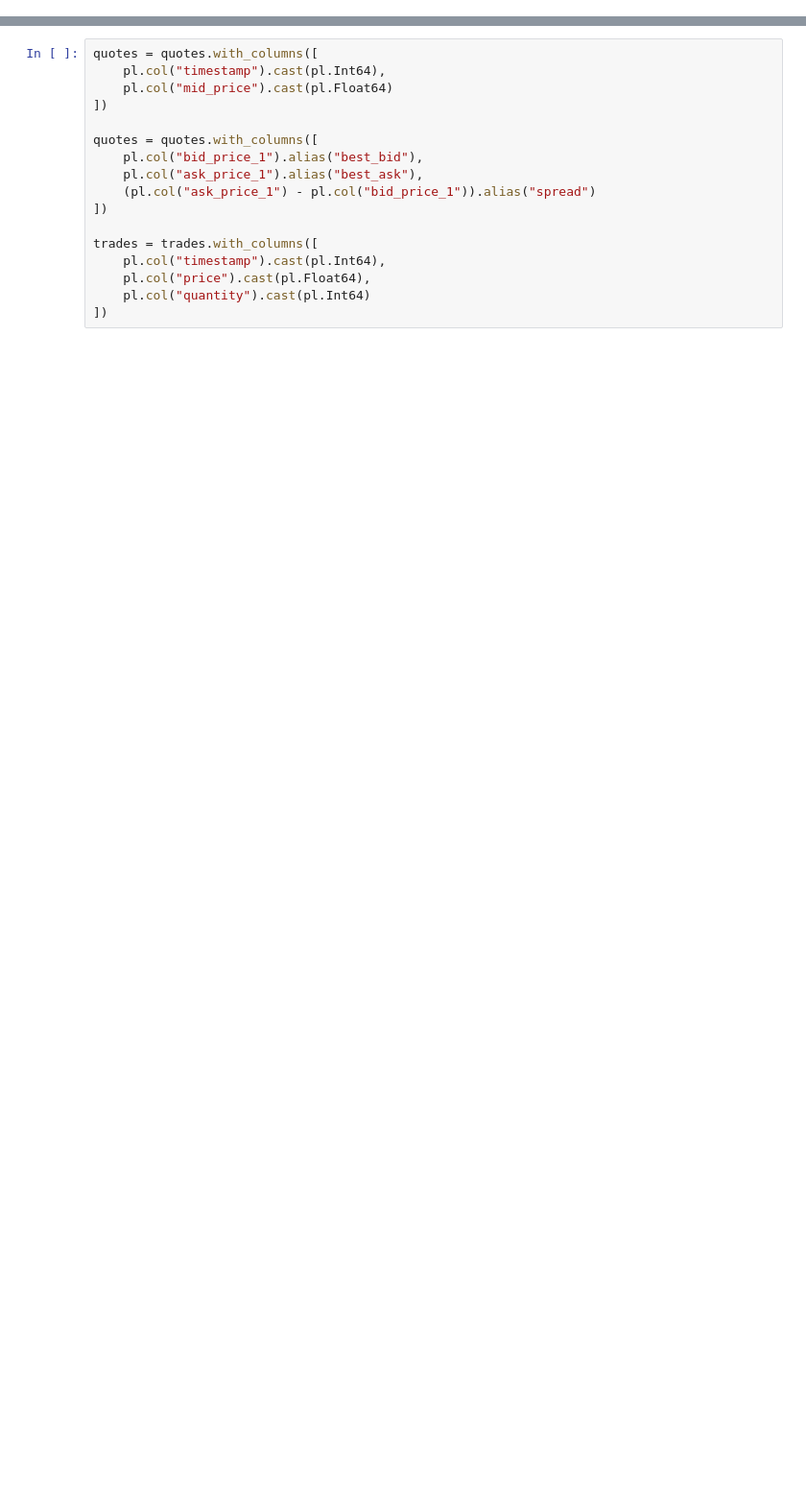
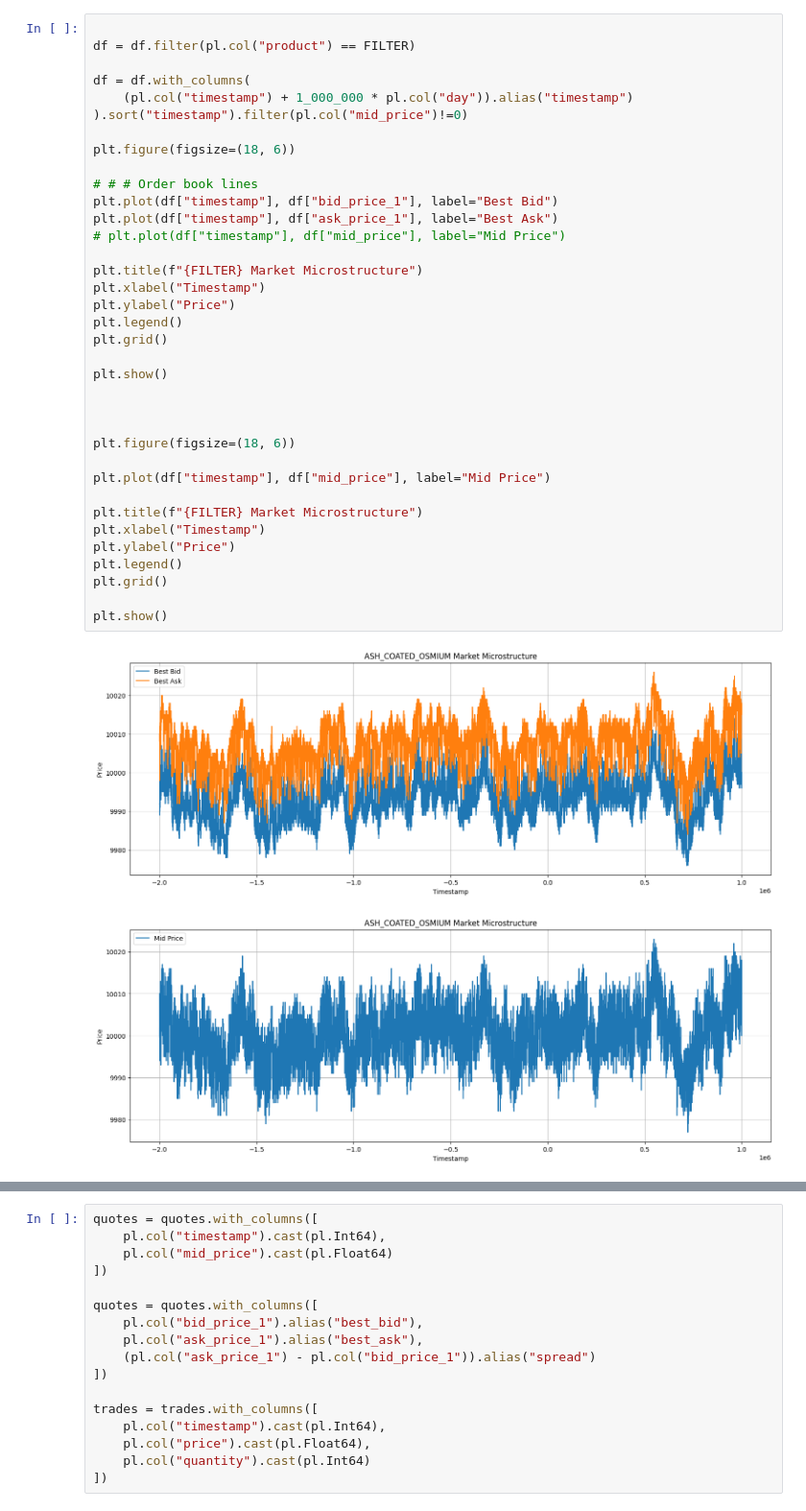
Before and after one commit to A1rboyy/Prosperity, a Jupyter notebook: ROUND1/analysis.ipynb, the cells around one changed output, grey strips where cells are left out. Shown at 96% size. Saved outputs shown, nothing was run; the diff lists cells and outputs as text; blank space fills up the shorter version.

```diff
--- a/ROUND1/analysis.ipynb
+++ b/ROUND1/analysis.ipynb
@@ -49,0 +104,39 @@ shape: (5, 17)
+# %%
+
+df = df.filter(pl.col("product") == FILTER)
+
+df = df.with_columns(
+    (pl.col("timestamp") + 1_000_000 * pl.col("day")).alias("timestamp")
+).sort("timestamp").filter(pl.col("mid_price")!=0)
+
+plt.figure(figsize=(18, 6))
+
+# # # Order book lines
+plt.plot(df["timestamp"], df["bid_price_1"], label="Best Bid")
+plt.plot(df["timestamp"], df["ask_price_1"], label="Best Ask")
+# plt.plot(df["timestamp"], df["mid_price"], label="Mid Price")
+
+plt.title(f"{FILTER} Market Microstructure")
+plt.xlabel("Timestamp")
+plt.ylabel("Price")
+plt.legend()
+plt.grid()
+
+plt.show()
+
+
+
+plt.figure(figsize=(18, 6))
+
+plt.plot(df["timestamp"], df["mid_price"], label="Mid Price")
+
+plt.title(f"{FILTER} Market Microstructure")
+plt.xlabel("Timestamp")
+plt.ylabel("Price")
+plt.legend()
+plt.grid()
+
+plt.show()
+# %% [output]
+[figure, added]
+[figure, added]
```
Also changed, not shown: parts of 12 cells of this notebook, 3 other files.
